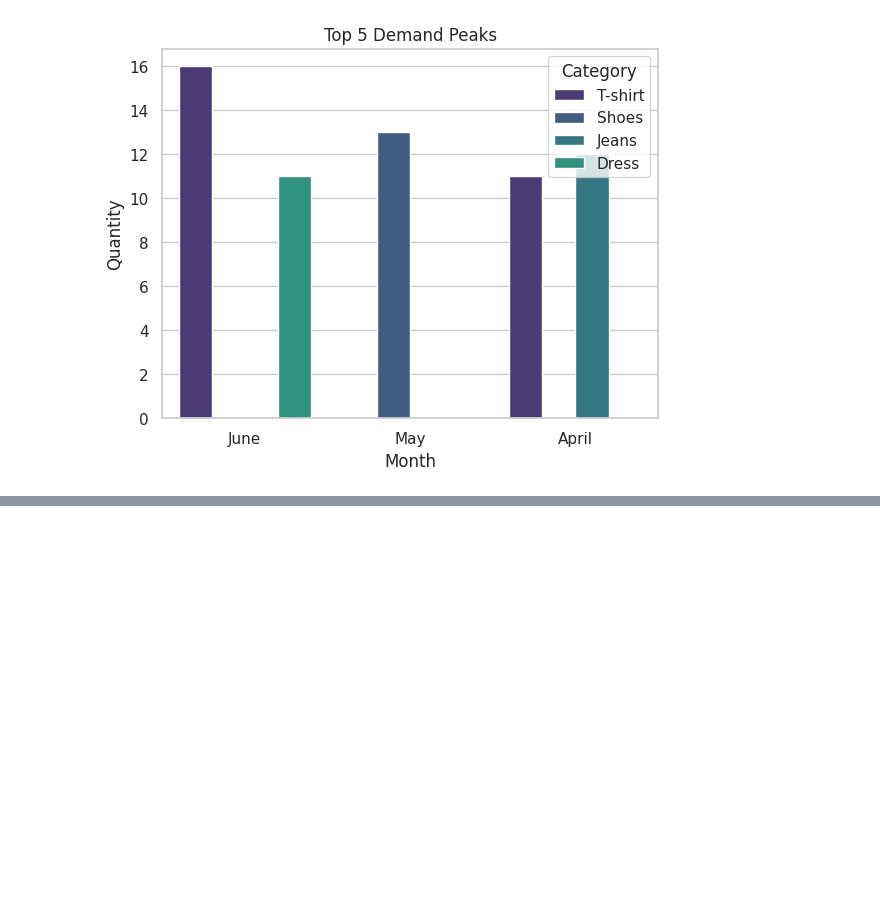
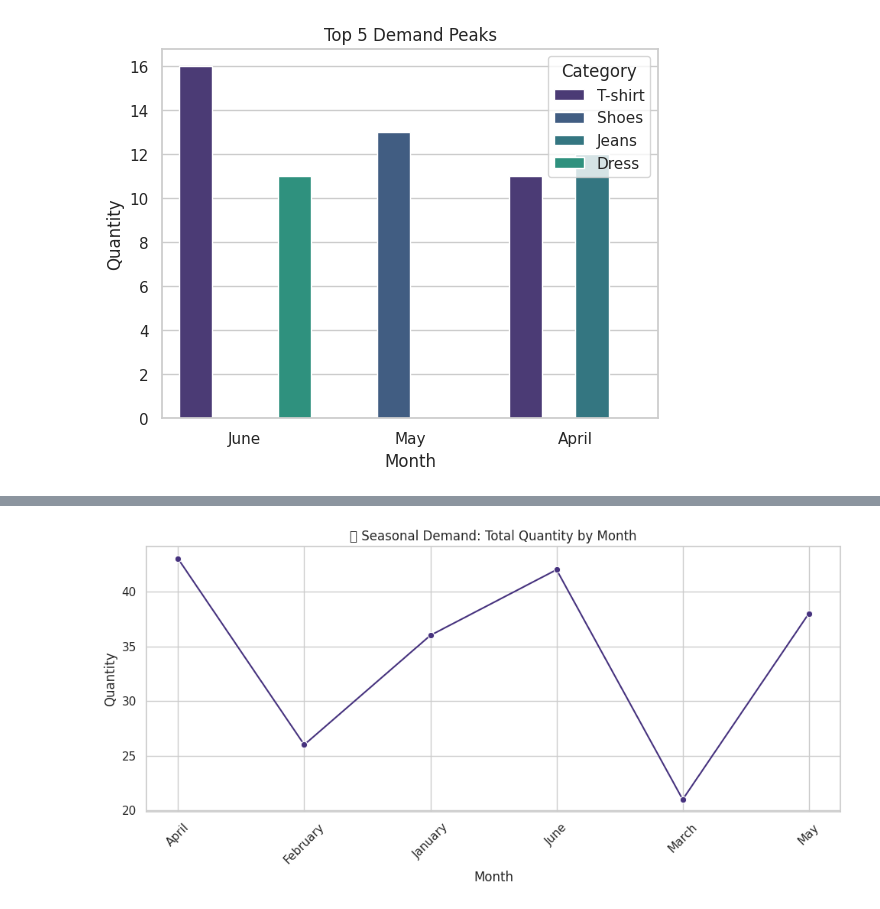
Before and after one commit to Mainabryan/SWISS-CLOTHING-BRAND, a Jupyter notebook: Swiss_clothing_brand.ipynb, the cells around one changed output, grey strips where cells are left out. Saved outputs shown, nothing was run; the diff lists cells and outputs as text; code cells hidden in the pictures; blank space fills up the shorter version.

```diff
--- a/Swiss_clothing_brand.ipynb
+++ b/Swiss_clothing_brand.ipynb
@@ -1501,3 +1501,83 @@ May         2.0     3.0    10.0    4.0   13.0      6.0
 [figure]
 [figure]
 [figure]
+# %%
+import pandas as pd
+import seaborn as sns
+import matplotlib.pyplot as plt
+
+# 1️⃣ Load & Merge (Sales + Products)
+sales = pd.read_csv('/content/sales_table-sheet1-sourcetable.csv')
+products = pd.read_csv('/content/product_table-sheet1-sourcetable.csv')
+df = sales.merge(products[['Product_ID', 'Category']], on='Product_ID')
+
+# 2️⃣ Prep
+df['Date'] = pd.to_datetime(df['Date'])
+df['Month'] = df['Date'].dt.month_name()
+df['Month_Num'] = df['Date'].dt.month
+df = df[df['Quantity'] > 0]  # Positive demand only
+
+# 3️⃣ Group: Demand by Month + Category
+demand = df.groupby(['Month_Num', 'Month', 'Category']).agg({
+    'Quantity': 'sum',
+    'Total_Price_CHF': 'sum'
+}).reset_index()
+
+# Sort months correctly (Jan → Dec)
+demand = demand.sort_values('Month_Num')
+
+# Preview demand matrix
+demand_matrix = demand.pivot(index='Month', columns='Category', values='Quantity').fillna(0)
+print("📊 Demand Patterns:\n", demand_matrix)
+
+# 4️⃣ Add insights layer -----------------------------------------------------
+
+# ➤ A. Demand Share (%) per Month
+demand_percent = (demand_matrix.div(demand_matrix.sum(axis=1), axis=0) * 100).round(2)
+print("\n📈 Demand Share by Month (%):\n", demand_percent)
+
+# ➤ B. Seasonality Strength Index (avg sales vs overall avg)
+seasonality_index = demand_matrix.mean() / demand_matrix.mean().mean()
+print("\n🌦️ Seasonality Index (Higher = More Seasonal):\n", seasonality_index.sort_values(ascending=False))
+
+# ➤ C. Peak Demand Month per Category
+peak_month = demand_matrix.idxmax()
+print("\n🏆 Peak Demand Month per Category:\n", peak_month)
+
+# 5️⃣ Visualization ---------------------------------------------------------
+
+# Line Chart → Total Demand per Month
+total_demand_by_month = demand.groupby('Month')['Quantity'].sum().reindex(demand_matrix.index).reset_index() # Convert to DataFrame
+plt.figure(figsize=(10,5))
+sns.lineplot(
+    data=total_demand_by_month, # Use the DataFrame here
+    x='Month', y='Quantity', marker='o'
+)
+plt.title('📈 Seasonal Demand: Total Quantity by Month')
+plt.xticks(rotation=45)
+plt.tight_layout()
+plt.show()
+
+# Heatmap → Demand per Category by Month
+plt.figure(figsize=(10,6))
+sns.heatmap(demand_matrix, annot=True, cmap='YlOrRd', fmt='.0f')
+plt.title('🔥 Monthly Demand Heatmap (by Product Category)')
+plt.tight_layout()
+plt.show()
+
+# Bar Plot → Top 5 Demand Peaks
+top_peaks = demand.nlargest(5, 'Quantity')
+plt.figure(figsize=(8,5))
+sns.barplot(data=top_peaks, x='Month', y='Quantity', hue='Category', palette='viridis')
+plt.title('🏆 Top 5 Demand Peaks (Month & Category)')
+plt.tight_layout()
+plt.show()
+
+# 6️⃣ Summary Metrics -------------------------------------------------------
+
+print("\n--- SUMMARY INSIGHTS ---")
+print(f"Total Transactions: {df['Sale_ID'].nunique():,}")
+print(f"Unique Customers: {df['Customer_ID'].nunique():,}")
+print(f"Product Categories: {df['Category'].nunique()}")
+print(f"Time Range: {df['Date'].min().strftime('%b %Y')} → {df['Date'].max().strftime('%b %Y')}")
+# %% [output]
@@ -1503,0 +1601 @@ May         2.0     3.0    10.0    4.0   13.0      6.0
+[figure, added]
```
Also changed, not shown: parts of 2 cells of this notebook.
